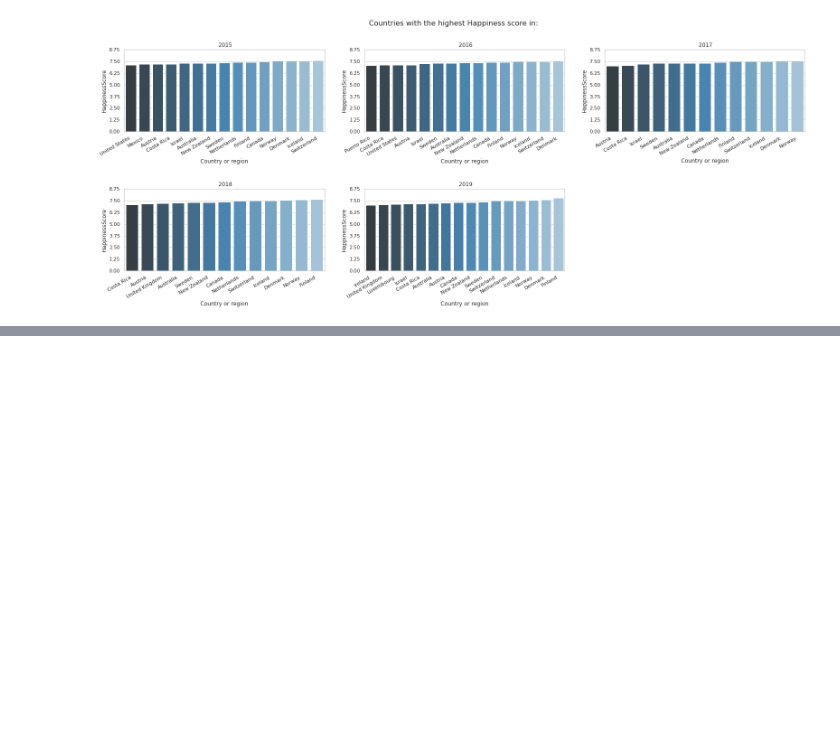
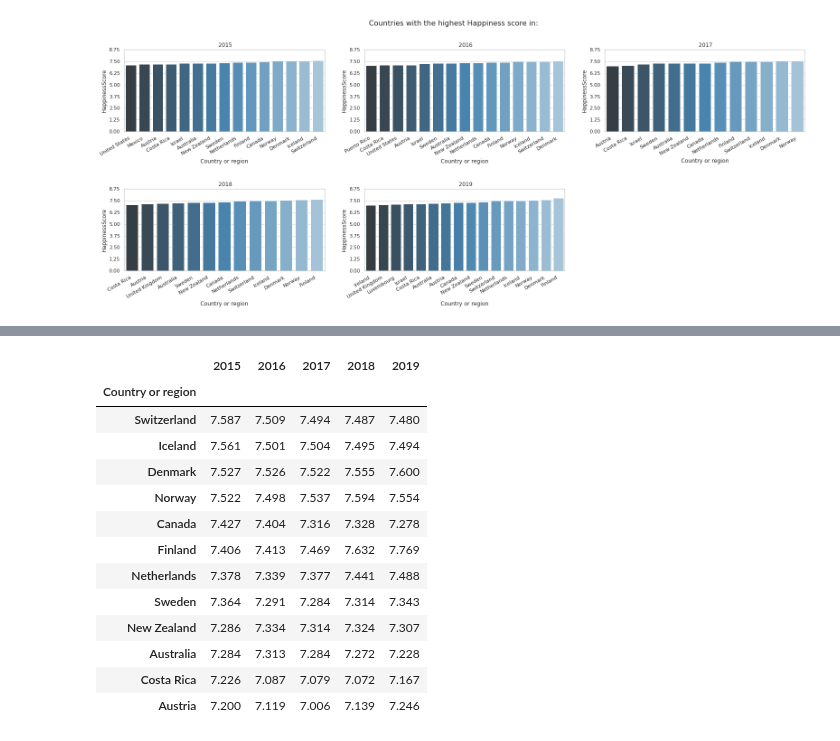
Before and after one commit to ArminD93/WorldHappinessReport, a Jupyter notebook: WorldHappinessReport_podsumowanie.ipynb, the cells around one changed output, grey strips where cells are left out. Cells and saved outputs as stored; diff of their text form; code cells hidden in the pictures; blank space fills up the shorter version.

```diff
--- a/WorldHappinessReport_podsumowanie.ipynb
+++ b/WorldHappinessReport_podsumowanie.ipynb
@@ -207,0 +245,3 @@ fig.show(renderer='colab')
+# %%
+happiness2015_2016_2017 = happiness2015_2016.merge(report2017, on='Country or region')
+happiness2015_2016_2017.head()
@@ -207,0 +381,20 @@ fig.show(renderer='colab')
+# %%
+happinessAllYearsGreaterThan7 =  happinessAllYears[['2015', '2016', '2017', '2018', '2019']] >= 7
+happinessAllYears_sorted = happinessAllYears[happinessAllYearsGreaterThan7]
+happinessAllYears_sorted.dropna(inplace=True)
+happinessAllYears_sorted
+# %% [output]
+|  | 2015 | 2016 | 2017 | 2018 | 2019 |
+| Country or region |  |  |  |  |  |
+| Switzerland | 7.587 | 7.509 | 7.494 | 7.487 | 7.480 |
+| Iceland | 7.561 | 7.501 | 7.504 | 7.495 | 7.494 |
+| Denmark | 7.527 | 7.526 | 7.522 | 7.555 | 7.600 |
+| Norway | 7.522 | 7.498 | 7.537 | 7.594 | 7.554 |
+| Canada | 7.427 | 7.404 | 7.316 | 7.328 | 7.278 |
+| Finland | 7.406 | 7.413 | 7.469 | 7.632 | 7.769 |
+| Netherlands | 7.378 | 7.339 | 7.377 | 7.441 | 7.488 |
+| Sweden | 7.364 | 7.291 | 7.284 | 7.314 | 7.343 |
+| New Zealand | 7.286 | 7.334 | 7.314 | 7.324 | 7.307 |
+| Australia | 7.284 | 7.313 | 7.284 | 7.272 | 7.228 |
+| Costa Rica | 7.226 | 7.087 | 7.079 | 7.072 | 7.167 |
+| Austria | 7.200 | 7.119 | 7.006 | 7.139 | 7.246 |
```
Also changed, not shown: parts of 16 cells of this notebook.
